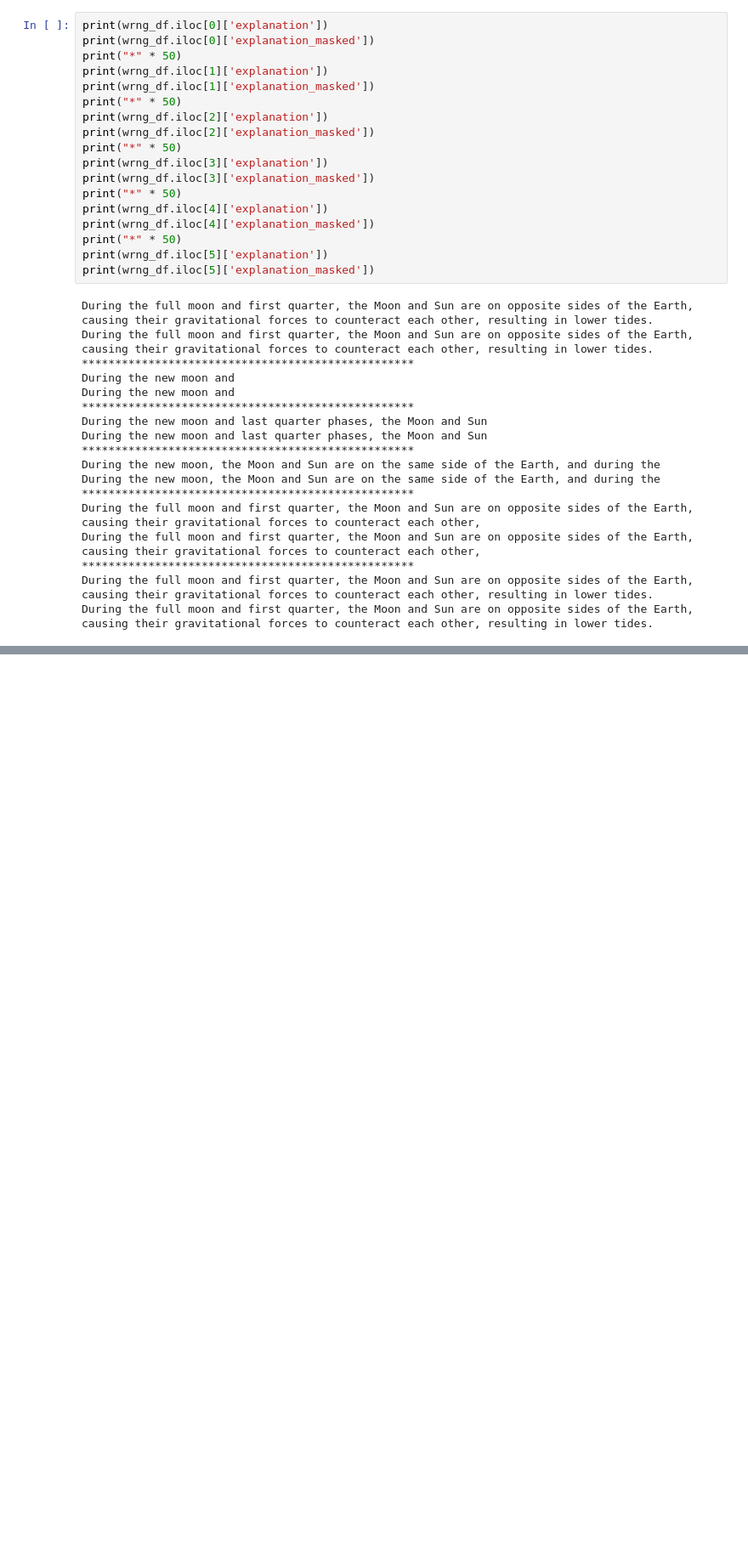
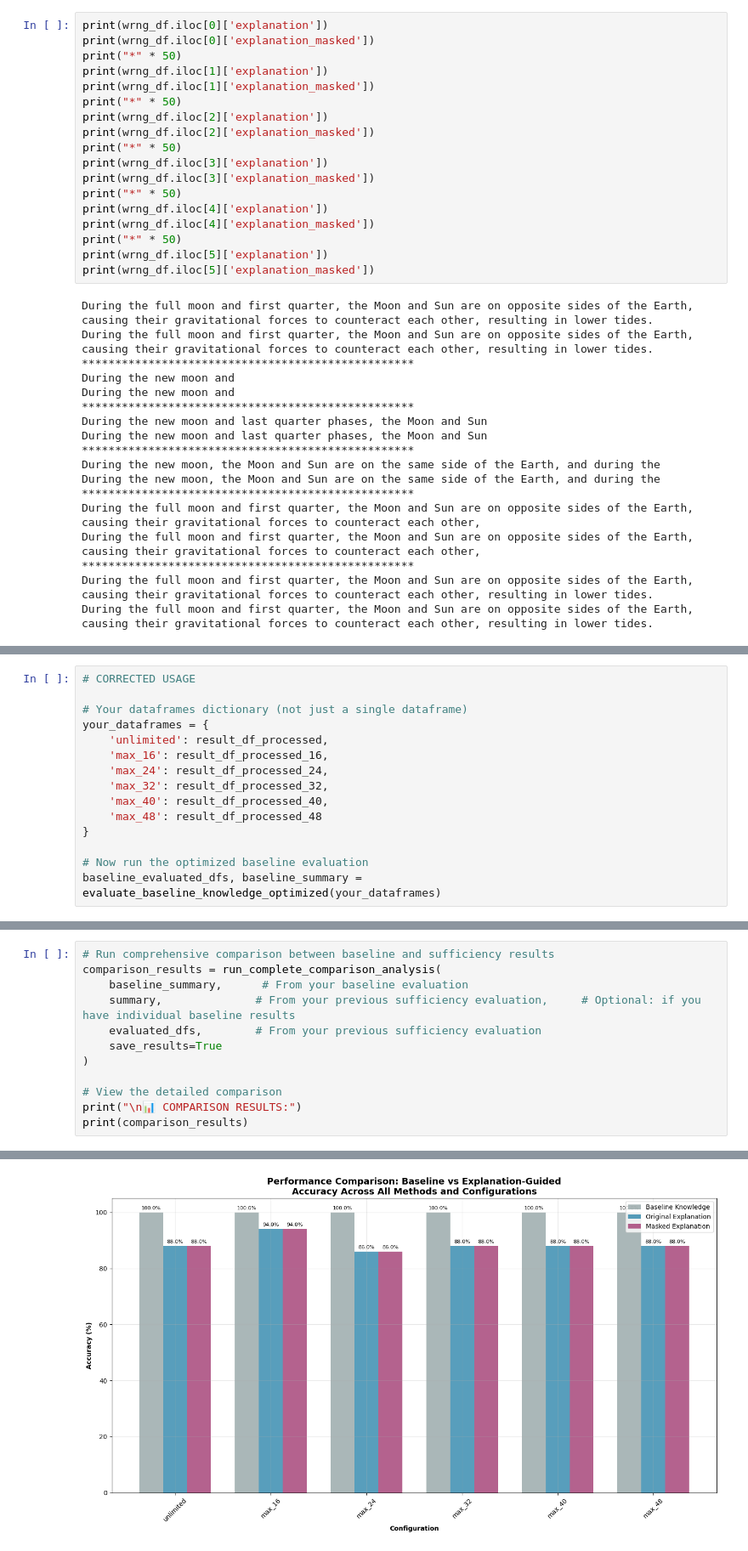
Before and after one commit to alizahedzadeh/LLM-Self-Explanation-IB-Bilingual, a Jupyter notebook: implementation/Information_bottleneck/notebook/arc_challenge.ipynb, the cells around one changed output, grey strips where cells are left out. Shown at 85% size. Cells and saved outputs as stored; diff of their text form; blank space fills up the shorter version.

```diff
--- a/implementation/Information_bottleneck/notebook/arc_challenge.ipynb
+++ b/implementation/Information_bottleneck/notebook/arc_challenge.ipynb
@@ -1570,0 +4566,15 @@ During the full moon and first quarter, the Moon and Sun are on opposite sides o
+# %%
+# CORRECTED USAGE
+
+# Your dataframes dictionary (not just a single dataframe)
+your_dataframes = {
+    'unlimited': result_df_processed,
+    'max_16': result_df_processed_16,
+    'max_24': result_df_processed_24,
+    'max_32': result_df_processed_32,
+    'max_40': result_df_processed_40,
+    'max_48': result_df_processed_48
+}
+
+# Now run the optimized baseline evaluation
+baseline_evaluated_dfs, baseline_summary = evaluate_baseline_knowledge_optimized(your_dataframes)
@@ -1570,0 +4922,13 @@ During the full moon and first quarter, the Moon and Sun are on opposite sides o
+# %%
+# Run comprehensive comparison between baseline and sufficiency results
+comparison_results = run_complete_comparison_analysis(
+    baseline_summary,      # From your baseline evaluation
+    summary,              # From your previous sufficiency evaluation,     # Optional: if you have individual baseline results
+    evaluated_dfs,        # From your previous sufficiency evaluation
+    save_results=True
+)
+
+# View the detailed comparison
+print("\n📊 COMPARISON RESULTS:")
+print(comparison_results)
+# %% [output]
@@ -1570,0 +4952 @@ During the full moon and first quarter, the Moon and Sun are on opposite sides o
+[figure, added]
```
Also changed, not shown: parts of 24 cells of this notebook, 45 other files.
